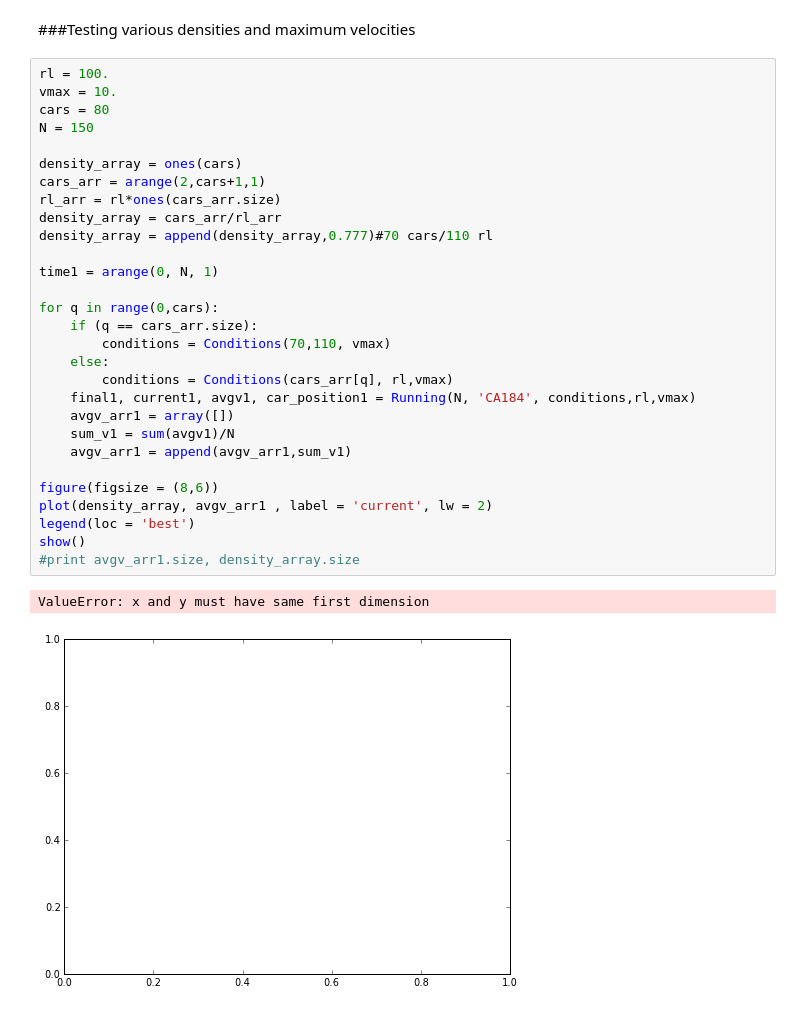
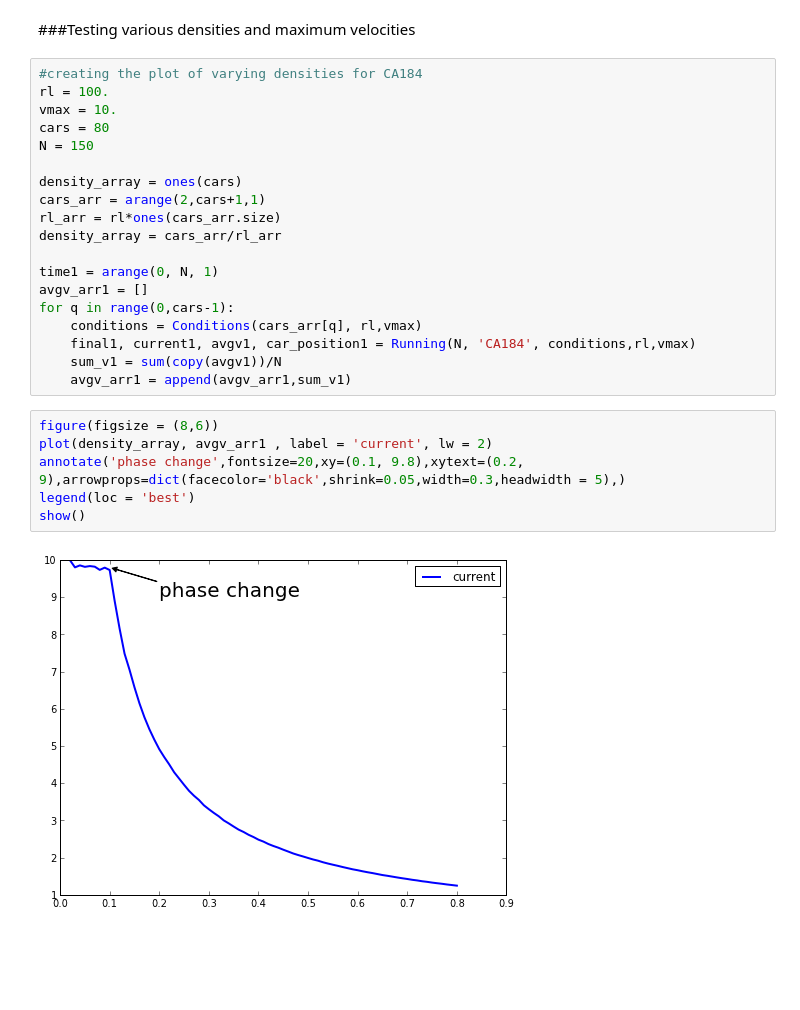
Before and after one commit to wsnyderPHYS202/PHYS202-S13, a Jupyter notebook: Project/Project.ipynb, the cells around one changed output. Drawn from its saved outputs; the diff is of its cells as text; blank space fills up the shorter version.

```diff
--- a/Project/Project.ipynb
+++ b/Project/Project.ipynb
@@ -340,6 +331,7 @@ show()
 # %% [markdown]
 ###Testing various densities and maximum velocities
 # %%
+#creating the plot of varying densities for CA184
 rl = 100.
 vmax = 10.
 cars = 80
@@ -349,25 +341,19 @@ density_array = ones(cars)
 cars_arr = arange(2,cars+1,1)
 rl_arr = rl*ones(cars_arr.size)
 density_array = cars_arr/rl_arr
-density_array = append(density_array,0.777)#70 cars/110 rl
 
 time1 = arange(0, N, 1)
-
-for q in range(0,cars):
-    if (q == cars_arr.size):
-        conditions = Conditions(70,110, vmax)
-    else:
-        conditions = Conditions(cars_arr[q], rl,vmax)
+avgv_arr1 = []
+for q in range(0,cars-1):
+    conditions = Conditions(cars_arr[q], rl,vmax)
     final1, current1, avgv1, car_position1 = Running(N, 'CA184', conditions,rl,vmax)
-    avgv_arr1 = array([])
-    sum_v1 = sum(avgv1)/N
+    sum_v1 = sum(copy(avgv1))/N
     avgv_arr1 = append(avgv_arr1,sum_v1)
-
-figure(figsize = (8,6))
-plot(density_array, avgv_arr1 , label = 'current', lw = 2)
-legend(loc = 'best')
-show()
-#print avgv_arr1.size, density_array.size
-# %% [output]
-ValueError: x and y must have same first dimension
-[figure, removed]
+# %%
+figure(figsize = (8,6))
+plot(density_array, avgv_arr1 , label = 'current', lw = 2)
+annotate('phase change',fontsize=20,xy=(0.1, 9.8),xytext=(0.2, 9),arrowprops=dict(facecolor='black',shrink=0.05,width=0.3,headwidth = 5),)
+legend(loc = 'best')
+show()
+# %% [output]
+[figure, added]
```
Also changed, not shown: parts of 9 cells of this notebook.
